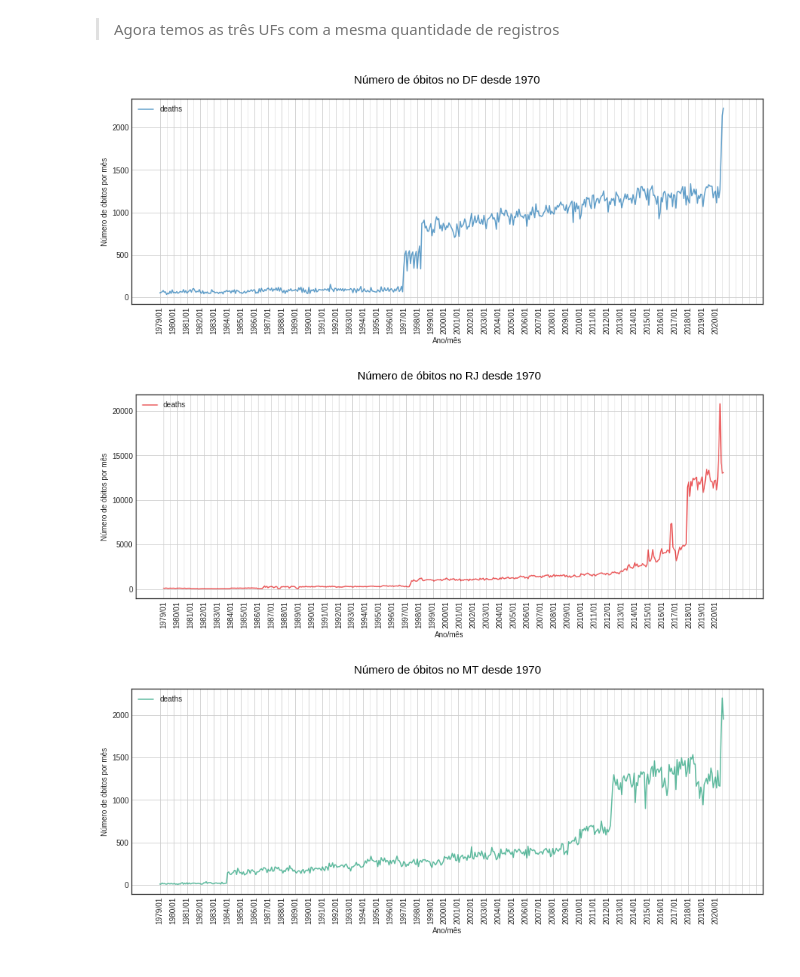
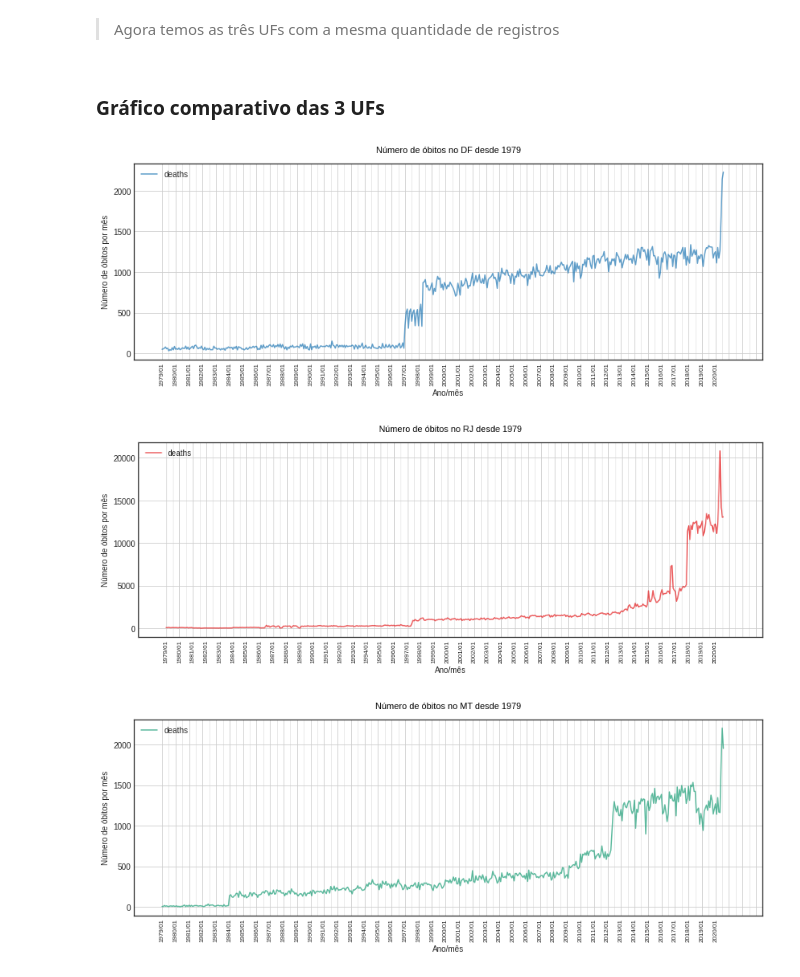
Before and after one commit to avellar1975/DataScience, a Jupyter notebook: jupyter_notebooks/Evandro_Ferreira_de_Avellar.ipynb, the cells around one changed output. Cells and saved outputs as stored; diff of their text form; code cells hidden in the pictures.

```diff
--- a/jupyter_notebooks/Evandro_Ferreira_de_Avellar.ipynb
+++ b/jupyter_notebooks/Evandro_Ferreira_de_Avellar.ipynb
@@ -332,4 +310,6 @@ O DataFrame RJ inicia com 1979/01 e tem 500 registros.
 O DataFrame MT inicia com 1979/01 e tem 500 registros.
 # %% [markdown]
 > Agora temos as três UFs com a mesma quantidade de registros
+# %% [markdown]
+### Gráfico comparativo das 3 UFs
 # %%
@@ -338,44 +320,47 @@ colunas = tuple(colunas[::12])
 # %%
 # Estilo
 plt.style.use('seaborn-white')
+
 
 # Criando a paleta de cores
 cor_a = plt.get_cmap('tab10')
 cor_b = plt.get_cmap('Set1')
 cor_c = plt.get_cmap('Dark2')
 
 # Configurações
 
 def config(axy, data, uf, cor):
     # Major ticks every 20, minor ticks every 5
     major_ticks = np.arange(0, 540, 12)
     minor_ticks = np.arange(0, 540, 6)
-    axy = data.plot(x='Ano/mês', alpha= .7, figsize=(15,5), kind='line', colormap=cor, grid=True)
+
+    axy = data.plot(x='Ano/mês', alpha= .7, kind='line', colormap=cor, grid=True, figsize=(14,4.5))
     axy.set_ylabel('Número de óbitos por mês')
-    axy.set_title(f'Número de óbitos no {uf} desde 1970', fontsize=15, pad=20, color='black')
+    axy.set_title(f'Número de óbitos no {uf} desde 1979', fontsize=11, pad=13, color='black')
     axy.set_xticks(major_ticks)
     axy.set_xticks(minor_ticks, minor=True)
 
     # And a corresponding grid
     axy.grid(which='both')
 
     # Or if you want different settings for the grids:
     axy.grid(which='minor', alpha=0.5)
     axy.grid(which='major', alpha=1.0)
 
     plt.xticks(major_ticks, colunas)
-    plt.xticks(rotation=90)
+    plt.xticks(rotation=90, fontsize=8)
+
 
 
 # Gerando os gráficos:
 
-config(ax1, obitos_df_1978, 'DF', cor_a)
-config(ax2, obitos_rj_1978, 'RJ', cor_b)
-config(ax2, obitos_mt_1978, 'MT', cor_c)
+config('ax1', obitos_df_1979, 'DF', cor_a)
+config('ax2', obitos_rj_1979, 'RJ', cor_b)
+config('ax2', obitos_mt_1979, 'MT', cor_c)
 
 
 plt.show()
 # %% [output]
-[figure, old version]
+[figure, new version]
-[figure, old version]
+[figure, new version]
-[figure, old version]
+[figure, new version]
```
Also changed, not shown: parts of 25 cells of this notebook.
